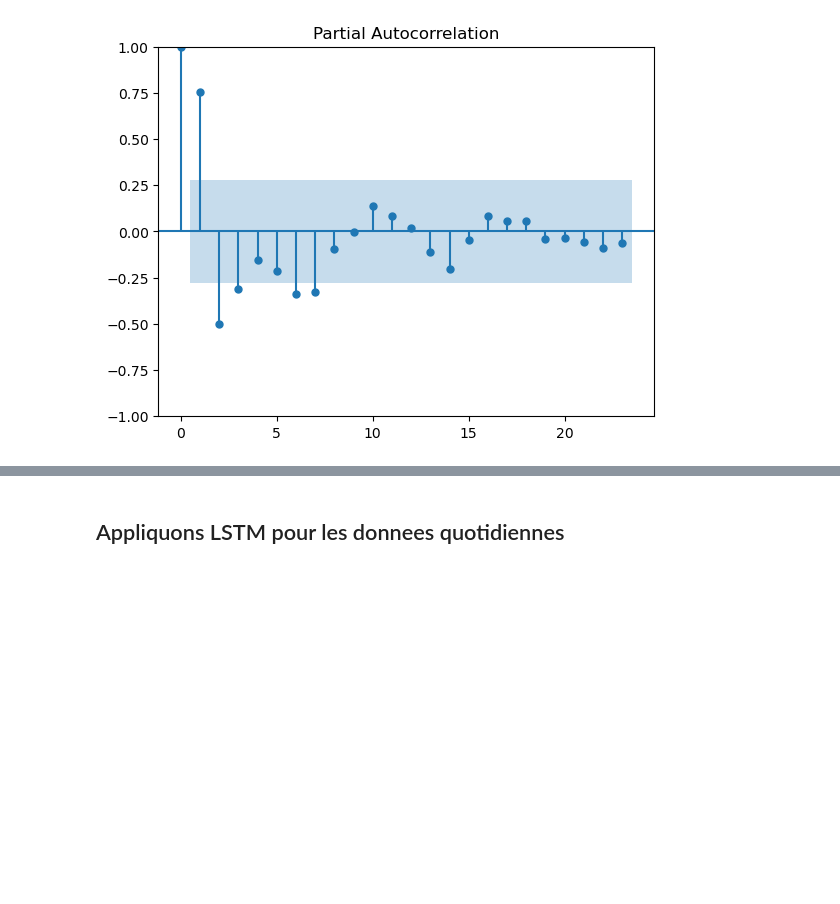
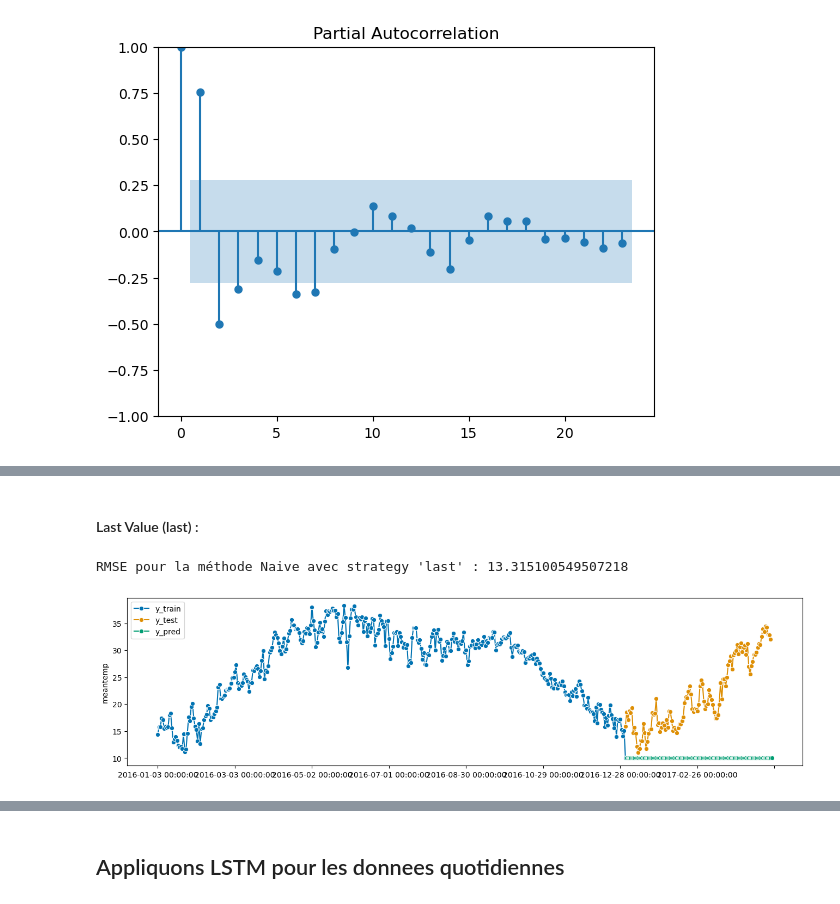
Before and after one commit to Amell-A/TimesSeriesProjet, a Jupyter notebook: TimeSeries.ipynb, the cells around one changed output, grey strips where cells are left out. Drawn from its saved outputs; the diff is of its cells as text; code cells hidden in the pictures; blank space fills up the shorter version.

Commit message:
approches naives

```diff
--- a/TimeSeries.ipynb
+++ b/TimeSeries.ipynb
@@ -351,0 +379,24 @@ plt.show()
+# %% [markdown]
+#### Last Value (last) :
+# %%
+# La prédiction se fait sur l'horizon suivant
+fh = np.arange(1, len(df_test) + 1)
+# Pour limiter le nombre de points, on ne prend que les 365 derniers (1 année)
+y_train = df_train[-365:]
+
+# Sélectionner uniquement la variable 'meantemp'
+y_train = y_train['meantemp']
+
+forecaster = NaiveForecaster(strategy="last")
+forecaster.fit(y_train)
+y_pred = forecaster.predict(fh)
+
+# Visualise uniquement la variable 'meantemp'
+plot_series(y_train, df_test['meantemp'], y_pred, labels=["y_train", "y_test", "y_pred"]);
+
+smape_loss(y_pred, df_test['meantemp'])
+rmse = np.sqrt(mean_squared_error(df_test["meantemp"], y_pred))
+print("RMSE pour la méthode Naive avec strategy 'last' :",rmse)
+# %% [output]
+RMSE pour la méthode Naive avec strategy 'last' : 13.315100549507218
+[figure, added]
```
Also changed, not shown: parts of 48 cells of this notebook.
